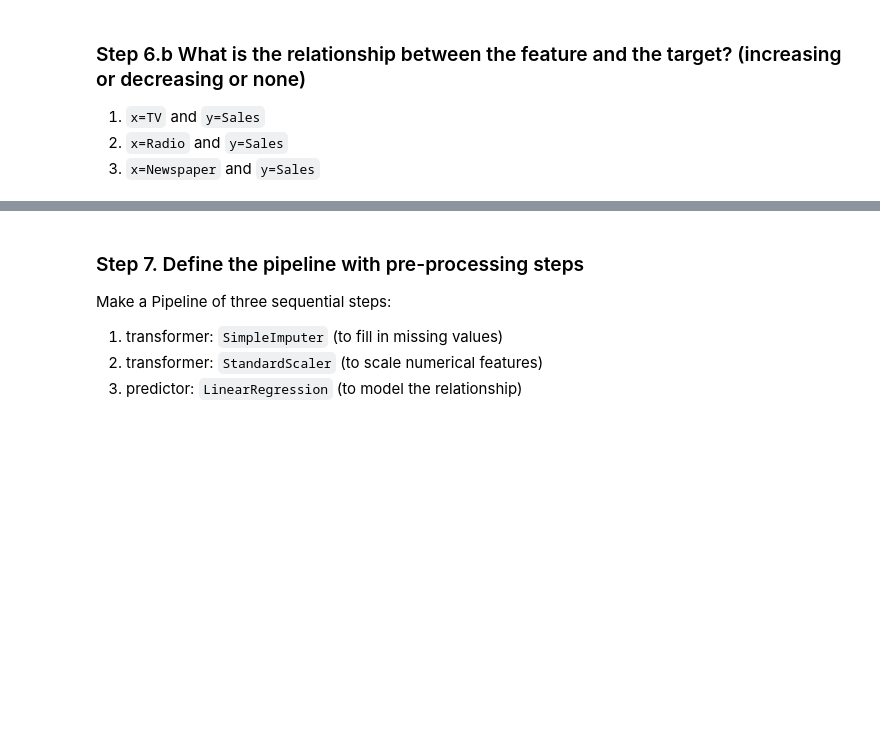
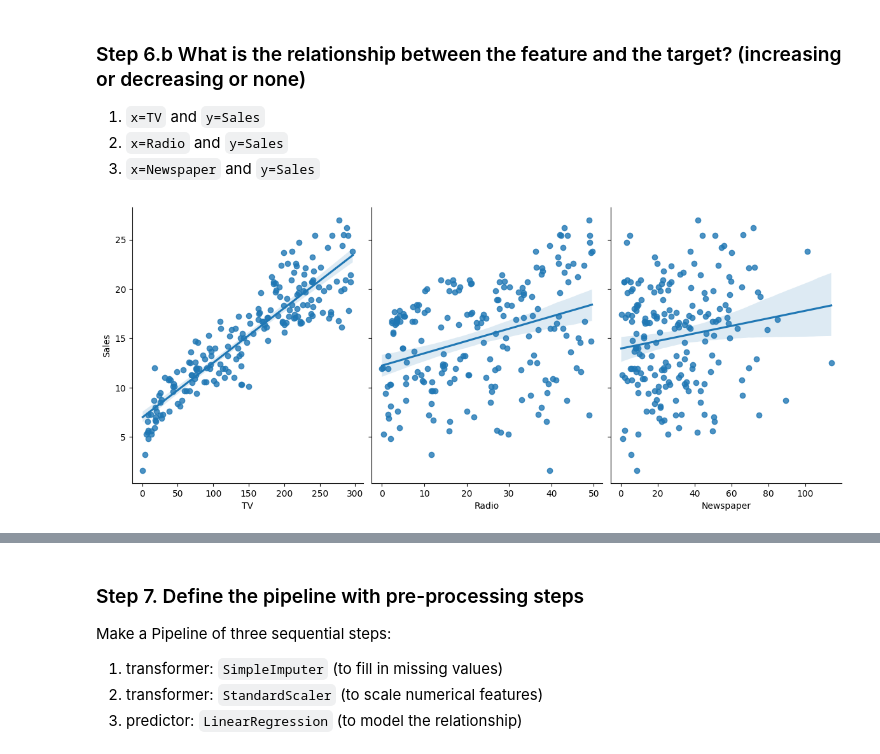
Before and after one commit to MonaMashta/AAI, a Jupyter notebook: student/ML/ex1_multi_reg.ipynb, the cells around one changed output, grey strips where cells are left out. Saved outputs shown, nothing was run; the diff lists cells and outputs as text; code cells hidden in the pictures; blank space fills up the shorter version.

```diff
--- a/student/ML/ex1_multi_reg.ipynb
+++ b/student/ML/ex1_multi_reg.ipynb
@@ -73,3 +123,8 @@ Hint use this: `sns.pairplot()`
 1. `x=TV` and `y=Sales`
 2. `x=Radio` and `y=Sales`
 3. `x=Newspaper` and `y=Sales`
+# %%
+sns.pairplot(df, x_vars=['TV', 'Radio', 'Newspaper'], y_vars='Sales', height=5, aspect=0.8, kind='reg')
+plt.show()
+# %% [output]
+[figure, added]
```
Also changed, not shown: parts of 9 cells of this notebook, 3 other files.
